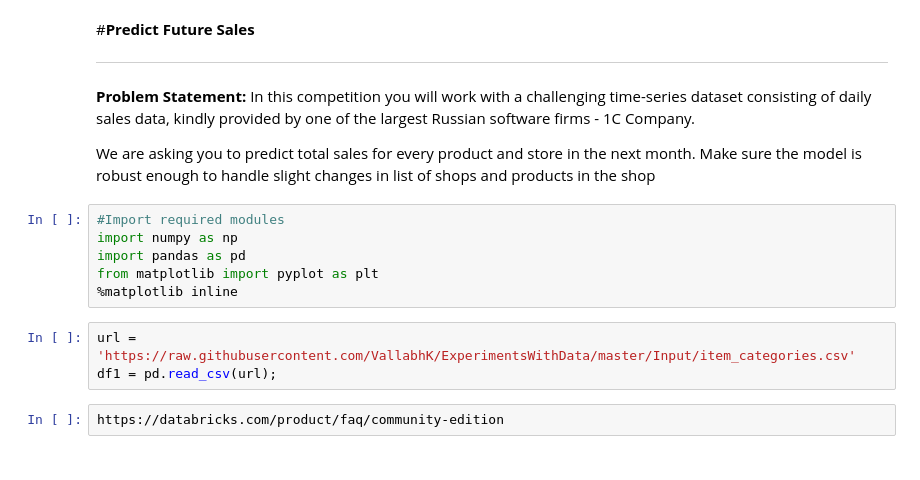
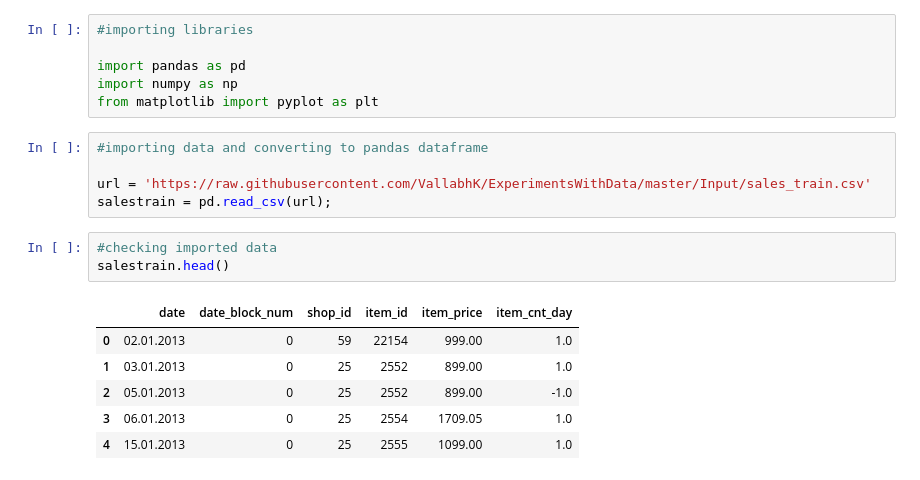
Before and after one commit to VallabhK/ExperimentsWithData, a Jupyter notebook: FutureSalesPrediction1CCompany.ipynb, the cells around one changed output. Cells and saved outputs as stored; diff of their text form.

```diff
--- a/FutureSalesPrediction1CCompany.ipynb
+++ b/FutureSalesPrediction1CCompany.ipynb
@@ -1,21 +1,23 @@
 # %% [markdown]
 <a href="https://colab.research.google.com/github/VallabhK/ExperimentsWithData/blob/master/FutureSalesPrediction1CCompany.ipynb" target="_parent"><img src="https://colab.research.google.com/assets/colab-badge.svg" alt="Open In Colab"/></a>
-# %% [markdown]
-#**Predict Future Sales**
-
----
-
-**Problem Statement:** In this competition you will work with a challenging time-series dataset consisting of daily sales data, kindly provided by one of the largest Russian software firms - 1C Company.
-
-We are asking you to predict total sales for every product and store in the next month. Make sure the model is robust enough to handle slight changes in list of shops and products in the shop
 # %%
-#Import required modules
+#importing libraries
+
+import pandas as pd
 import numpy as np
-import pandas as pd
 from matplotlib import pyplot as plt
-%matplotlib inline
 # %%
-url = 'https://raw.githubusercontent.com/VallabhK/ExperimentsWithData/master/Input/item_categories.csv'
-df1 = pd.read_csv(url);
+#importing data and converting to pandas dataframe
+
+url = 'https://raw.githubusercontent.com/VallabhK/ExperimentsWithData/master/Input/sales_train.csv'
+salestrain = pd.read_csv(url);
-# %%
-https://databricks.com/product/faq/community-edition
+# %%
+#checking imported data
+salestrain.head()
+# %% [output]
+|  | date | date_block_num | shop_id | item_id | item_price | item_cnt_day |
+| 0 | 02.01.2013 | 0 | 59 | 22154 | 999.00 | 1.0 |
+| 1 | 03.01.2013 | 0 | 25 | 2552 | 899.00 | 1.0 |
+| 2 | 05.01.2013 | 0 | 25 | 2552 | 899.00 | -1.0 |
+| 3 | 06.01.2013 | 0 | 25 | 2554 | 1709.05 | 1.0 |
+| 4 | 15.01.2013 | 0 | 25 | 2555 | 1099.00 | 1.0 |
```
Also changed, not shown: parts of 4 cells of this notebook.
